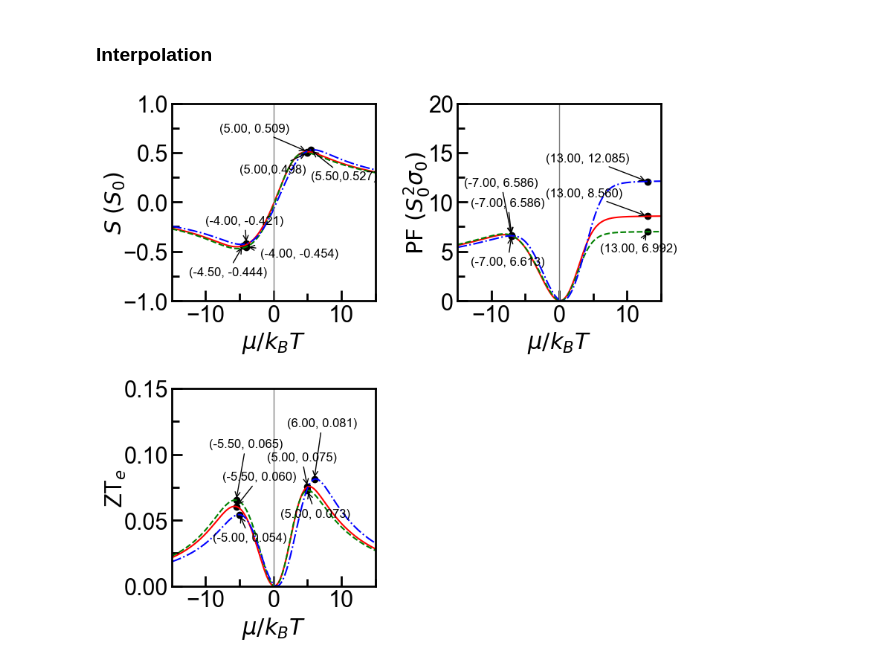
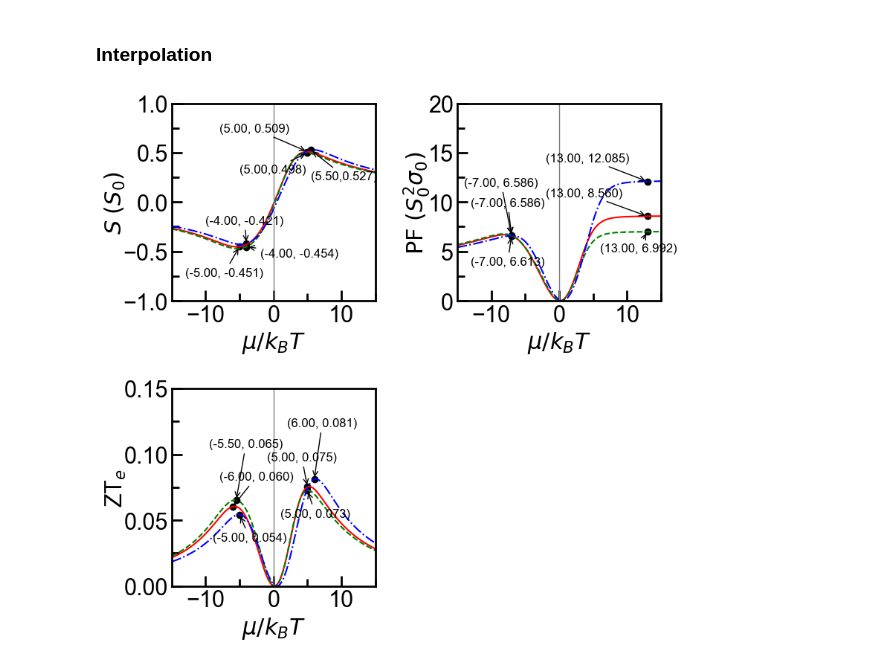
Before and after one commit to Normanthen/NLS-Thermoelectrics, a Jupyter notebook: Type I NLS/2BM-TypeI.ipynb, the cells around one changed output. Saved outputs shown, nothing was run; the diff lists cells and outputs as text; code cells hidden in the pictures.

```diff
--- a/Type I NLS/2BM-TypeI.ipynb
+++ b/Type I NLS/2BM-TypeI.ipynb
@@ -932,9 +932,9 @@ PF_2n=dsrd_muPF1n,dsrd_PF2n
 PF_3n=dsrd_muPF1n,dsrd_PF3n
 
 #p-type doping
-PF_1p=dsrd_muS1p,dsrd_PF1p
-PF_2p=dsrd_muS2p,dsrd_PF2p
-PF_3p=dsrd_muS3p,dsrd_PF3p
+PF_1p=dsrd_muPF1p,dsrd_PF1p
+PF_2p=dsrd_muPF2p,dsrd_PF2p
+PF_3p=dsrd_muPF3p,dsrd_PF3p
 
 #ZT
 
@@ -1195,7 +1195,7 @@ axSeebeck.annotate(f'({dsrd_muS3n:.2f},{dsrd_S3n:.3f})',
             )
 
 #p-type doping
-dsrd_muS1p = -4.5
+dsrd_muS1p = -5
 dsrd_muS2p = -4
 dsrd_muS3p = -4
 
@@ -1333,7 +1333,7 @@ axZT.annotate(f'({dsrd_muZT3n:.2f}, {dsrd_ZT3n:.3f})',
 
 #p-type doping
 
-dsrd_muZT1p=-5.5
+dsrd_muZT1p=-6
 dsrd_muZT2p=-5.5
 dsrd_muZT3p=-5
 
@@ -1341,34 +1341,34 @@ dsrd_ZT1p = np.interp(dsrd_muZT1p, eta, ZT(eta+eshiftm1,e0,vF1,eff_mass1)*T)
 dsrd_ZT2p = np.interp(dsrd_muZT2p, eta, ZT(eta+eshiftm2,e0,vF1,eff_mass2)*T)
 dsrd_ZT3p = np.interp(dsrd_muZT3p, eta, ZT(eta+eshiftm3,e0,vF1,eff_mass3)*T)
 
 axZT.scatter(dsrd_muZT1p, dsrd_ZT1p,color='black') #red
 axZT.annotate(f'({dsrd_muZT1p:.2f}, {dsrd_ZT1p:.3f})',
              xy=(dsrd_muZT1p, dsrd_ZT1p),  #add a text annotation at that point
              xytext=(dsrd_muZT1p-2, dsrd_ZT1p+0.02),
              arrowprops=dict(facecolor='black', arrowstyle='->'),
              fontsize='12'
              )
 
 axZT.scatter(dsrd_muZT2p, dsrd_ZT2p,color='black') #green
 axZT.annotate(f'({dsrd_muZT2p:.2f}, {dsrd_ZT2p:.3f})',
              xy=(dsrd_muZT2p, dsrd_ZT2p),  #add a text annotation at that point
              xytext=(dsrd_muZT2p-4, dsrd_ZT2p+0.04),
              arrowprops=dict(facecolor='black', arrowstyle='->'),
              fontsize='12'
              )
 
 axZT.scatter(dsrd_muZT3p, dsrd_ZT3p,color='black') #blue
 axZT.annotate(f'({dsrd_muZT3p:.2f}, {dsrd_ZT3p:.3f})',
              xy=(dsrd_muZT3p, dsrd_ZT3p),  #add a text annotation at that point
              xytext=(dsrd_muZT3p-4, dsrd_ZT3p-0.02),
              arrowprops=dict(facecolor='black', arrowstyle='->'),
              fontsize='12'
              )
 
 plt.tight_layout()
 #plt.savefig('../Figures/2BM/TypeI_output_m_raw.pdf')
 # %% [output]
-[figure, old version]
+[figure, new version]
 # %%
 #Seebeck coefficient
 
```
Also changed, not shown: parts of 1 cell of this notebook, 5 other files.
